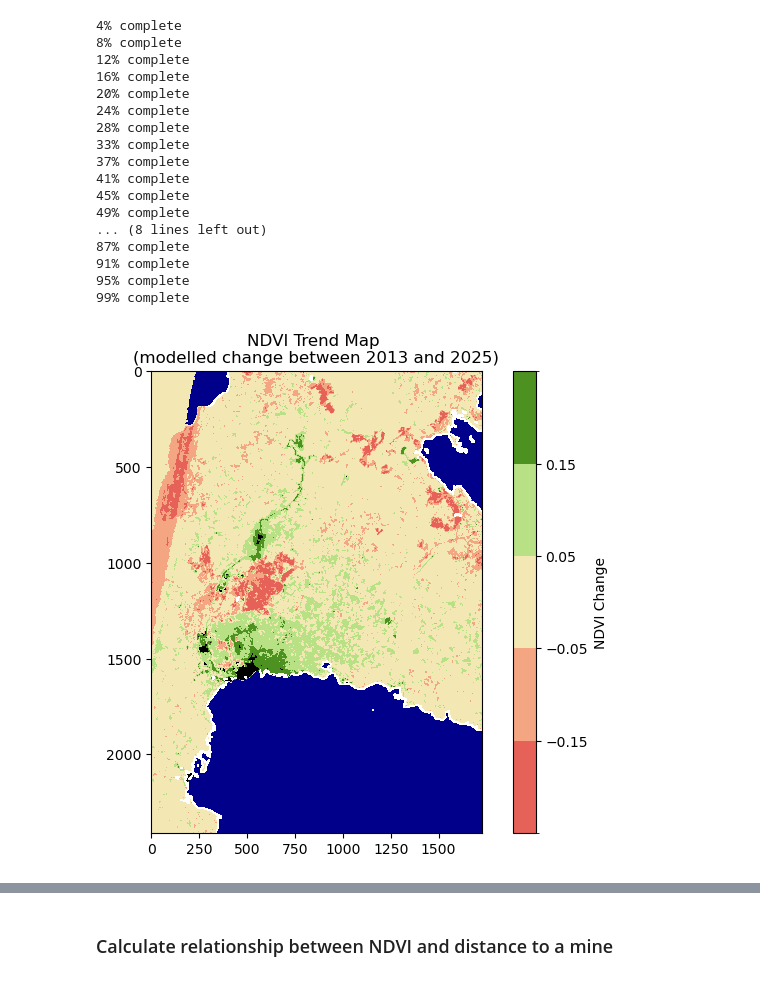
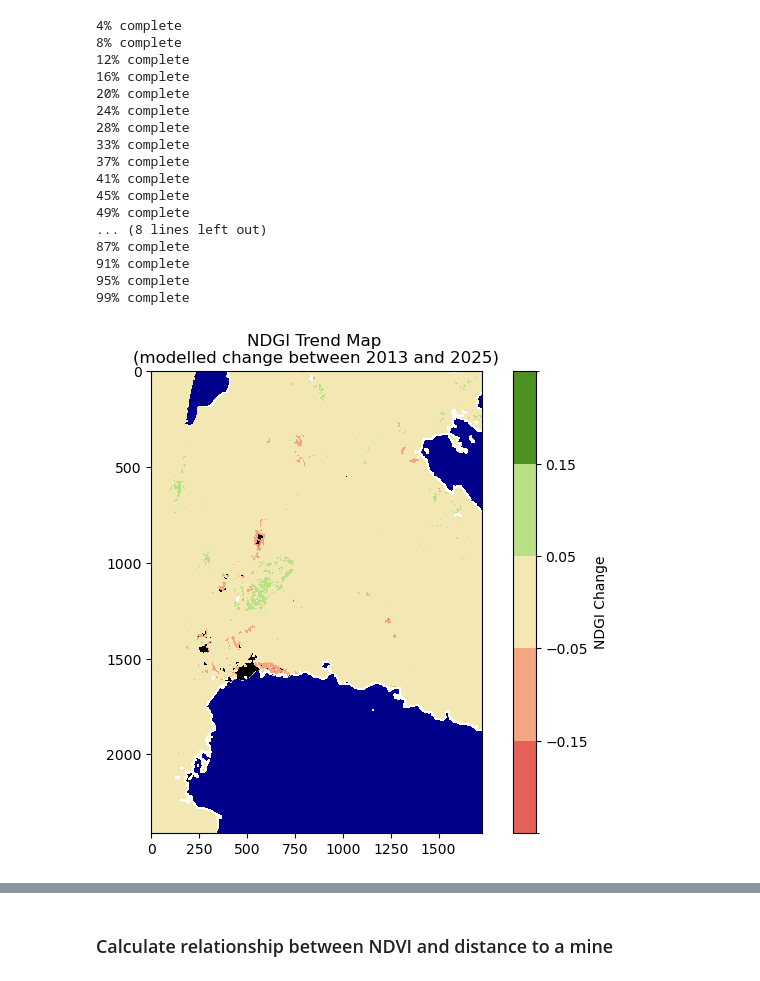
Before and after one commit to alterandos/wedabaywatch, a Jupyter notebook: pixel_regression.ipynb, the cells around one changed output, grey strips where cells are left out. Saved outputs shown, nothing was run; the diff lists cells and outputs as text; code cells hidden in the pictures.

```diff
--- a/pixel_regression.ipynb
+++ b/pixel_regression.ipynb
@@ -17,21 +44,23 @@ from src import pixel_regression
 # %%
-trend_stack, intercept_stack, dist_plot = pixel_regression.pixel_regression(index_name="NDBI")
+index_name = "NDGI"
+plot_index_path = "output/plots/pixelreg_" + index_name + ".svg"
+trend_stack, intercept_stack, dist_plot = pixel_regression.pixel_regression(index_name=index_name, plot_index_path = plot_index_path)
 # %% [output]
 4% complete
 8% complete
 12% complete
 16% complete
 20% complete
 24% complete
 28% complete
 33% complete
 37% complete
 41% complete
 45% complete
 49% complete
 ... (8 lines left out)
 87% complete
 91% complete
 95% complete
 99% complete
-[figure, old version]
+[figure, new version]
```
Also changed, not shown: parts of 4 cells of this notebook, 1 other file.
